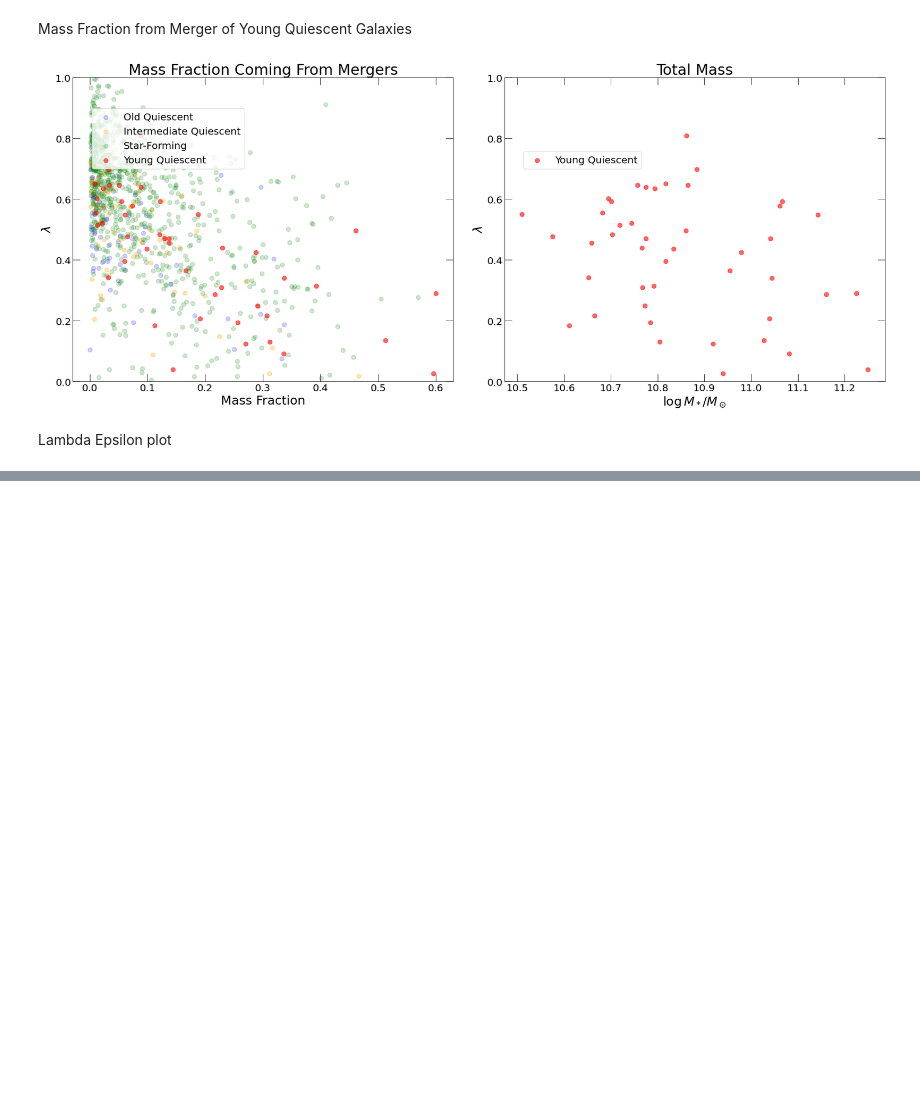
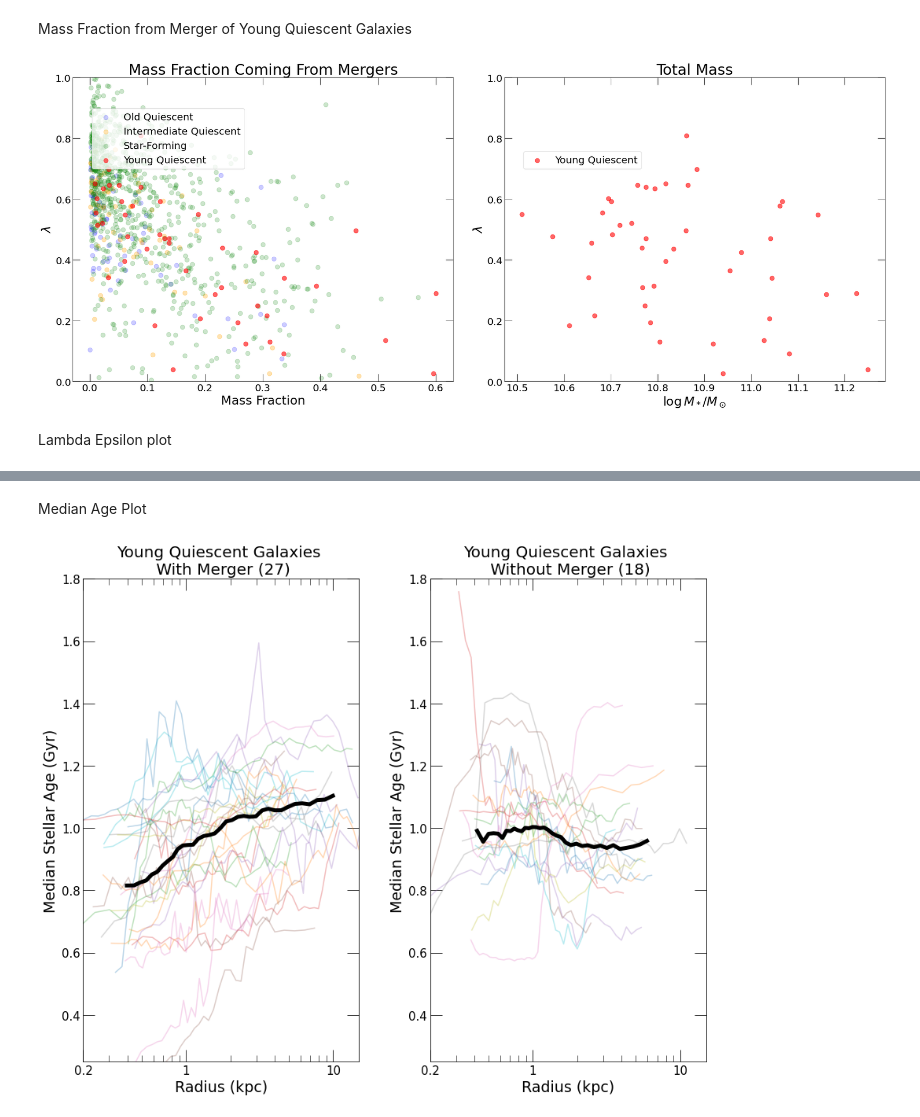
Before and after one commit to moira-andrews/Pathak_2021, a Jupyter notebook: kinematic_plots.ipynb, the cells around one changed output, grey strips where cells are left out. Cells and saved outputs as stored; diff of their text form; code cells hidden in the pictures; blank space fills up the shorter version.

```diff
--- a/kinematic_plots.ipynb
+++ b/kinematic_plots.ipynb
@@ -257,0 +265,75 @@ plt.savefig("Merger_plot.png",dpi=200)
+# %% [markdown]
+Median Age Plot
+# %%
+f, (ax1, ax2) = plt.subplots(1, 2, sharex='none', sharey='none', figsize=(12, 10))
+f.set_facecolor('w')
+n_bins=50
+redshift=2
+
+#select young quiescent galaxies by merger cut-off
+# had a significant prior merger
+PSB = (maximum_merger_ratio_30kpc_current_fraction>=0.1) & PSB_selection
+# had no significant prior merger
+PSBm = (maximum_merger_ratio_30kpc_current_fraction<0.1) & PSB_selection
+
+#panel 1: young quiescent galaxies with mergers
+distance = np.zeros(0)
+LookbackTime = np.zeros(0)
+for id in ids[PSB]:
+    stellar_data = get_galaxy_particle_data(id=id , redshift=redshift, populate_dict=True)
+    LookbackTime = np.concatenate((LookbackTime, stellar_data['LookbackTime']), axis = None)
+    dx = stellar_data['relative_x_coordinates']
+    dy = stellar_data['relative_y_coordinates']
+    dz = stellar_data['relative_z_coordinates']
+    R = (dx**2 + dy**2 + dz**2)**(1/2)#units: physical kpc
+    distance = np.concatenate((distance, R), axis = None)
+    ax1.plot(age_profile(id=id, redshift=redshift, n_bins=n_bins)[1][5:-10], age_profile(id=id, redshift=redshift, n_bins=n_bins)[0][5:-10], alpha = 0.3)
+radial_percentiles = np.zeros(n_bins + 1) #N+1 for N percentiles
+for i in range(1, (n_bins+1)):
+    radial_percentiles[i] = np.percentile(distance, (100/n_bins)*i)
+statistic, bin_edges, bin_number = scipy.stats.binned_statistic(distance, LookbackTime, 'median', bins=radial_percentiles)
+ax1.plot(np.array(radial_percentiles[1:])[5:-10], np.array(statistic)[5:-10], c='black', linewidth=5)
+ax1.set_title('Young Quiescent Galaxies \n With Merger ('+str(len(ids[PSB]))+')', fontsize=20) #
+ax1.set_xlim(0.2, 15)
+ax1.set_ylim(0.25, 1.8)
+ax1.set_xlabel("Radius (kpc)", fontsize=19)
+ax1.set_ylabel("Median Stellar Age (Gyr)", fontsize=19)
+ax1.set_xscale('log')
+ax1.tick_params(which='major', length=15)
+ax1.tick_params(which='minor', length=8)
+ax1.tick_params(direction='in', which='both', labelsize=15, bottom=True, top=True, left=True, right=True)
+ax1.set_xticks([0.2, 1, 10], minor=False)
+ax1.set_xticklabels(['0.2', '1', '10'])
+
+#panel 2: young quiescent galaxies without mergers
+distance = np.zeros(0)
+LookbackTime = np.zeros(0)
+for id in ids[PSBm]:
+    stellar_data = get_galaxy_particle_data(id=id , redshift=redshift, populate_dict=True)
+    LookbackTime = np.concatenate((LookbackTime, stellar_data['LookbackTime']), axis = None)
+    dx = stellar_data['relative_x_coordinates']
+    dy = stellar_data['relative_y_coordinates']
+    dz = stellar_data['relative_z_coordinates']
+    R = (dx**2 + dy**2 + dz**2)**(1/2)#units: physical kpc
+    distance = np.concatenate((distance, R), axis = None)
+    ax2.plot(age_profile(id=id, redshift=redshift, n_bins=n_bins)[1][5:-10], age_profile(id=id, redshift=redshift, n_bins=n_bins)[0][5:-10], alpha = 0.3)
+radial_percentiles = np.zeros(n_bins + 1) #N+1 for N percentiles
+for i in range(1, (n_bins+1)):
+    radial_percentiles[i] = np.percentile(distance, (100/n_bins)*i)
+statistic, bin_edges, bin_number = scipy.stats.binned_statistic(distance, LookbackTime, 'median', bins=radial_percentiles)
+ax2.plot(np.array(radial_percentiles[1:])[5:-10], np.array(statistic)[5:-10], c='black', linewidth=5)
+ax2.set_title('Young Quiescent Galaxies \n Without Merger ('+str(len(ids[PSBm]))+')', fontsize=20) #
+ax2.set_xlim(0.2, 15)
+ax2.set_ylim(0.25, 1.8)
+ax2.set_xlabel("Radius (kpc)", fontsize=19)
+ax2.set_ylabel("Median Stellar Age (Gyr)", fontsize=19)
+ax2.set_xscale('log')
+ax2.tick_params(which='major', length=15)
+ax2.tick_params(which='minor', length=8)
+ax2.tick_params(direction='in', which='both', labelsize=15, bottom=True, top=True, left=True, right=True)
+ax2.set_xticks([0.2, 1, 10], minor=False)
+ax2.set_xticklabels(['0.2', '1', '10'])
+
+f.tight_layout(w_pad=4, h_pad=10)
+# %% [output]
+[figure, added]
```
Also changed, not shown: parts of 6 cells of this notebook, 1 other file.
